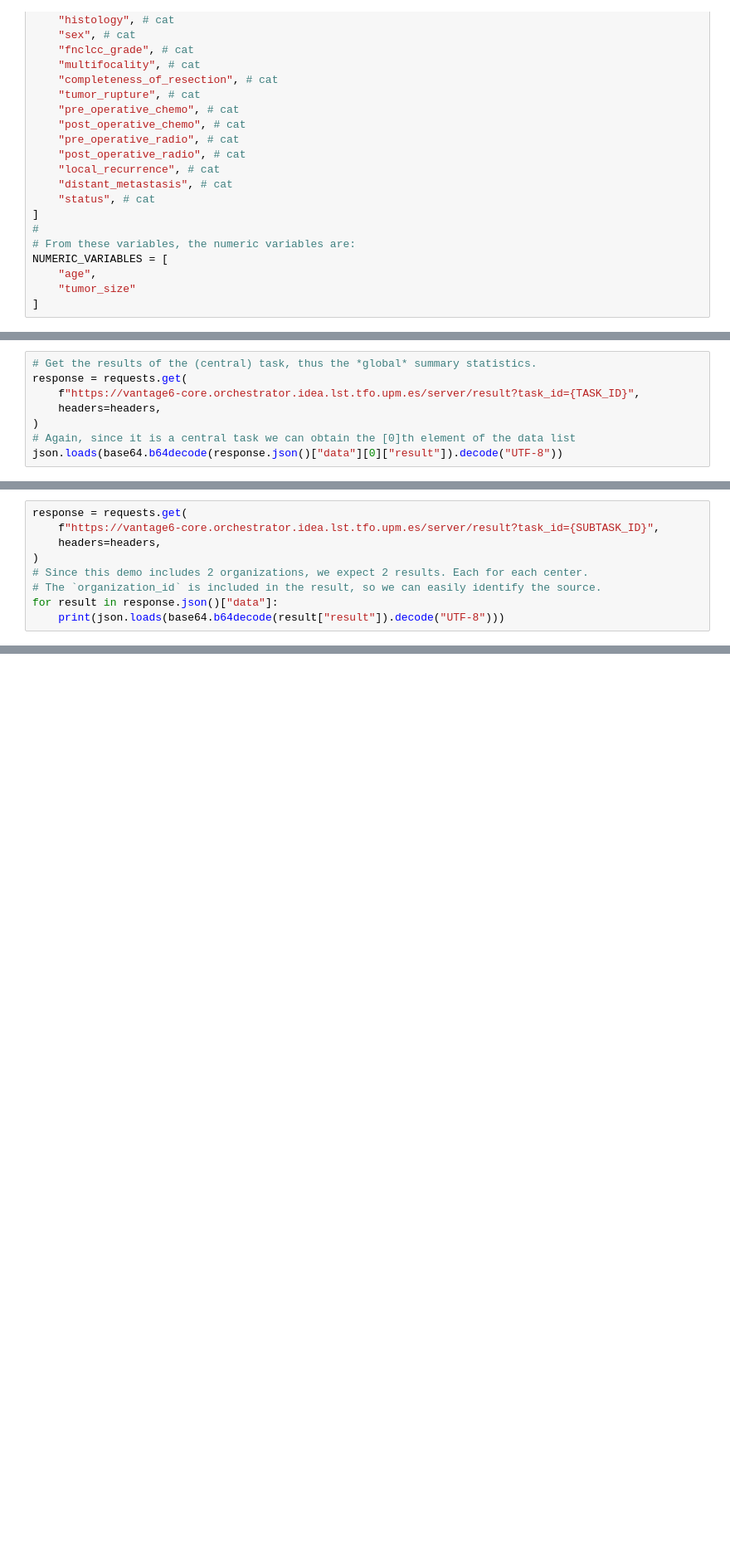
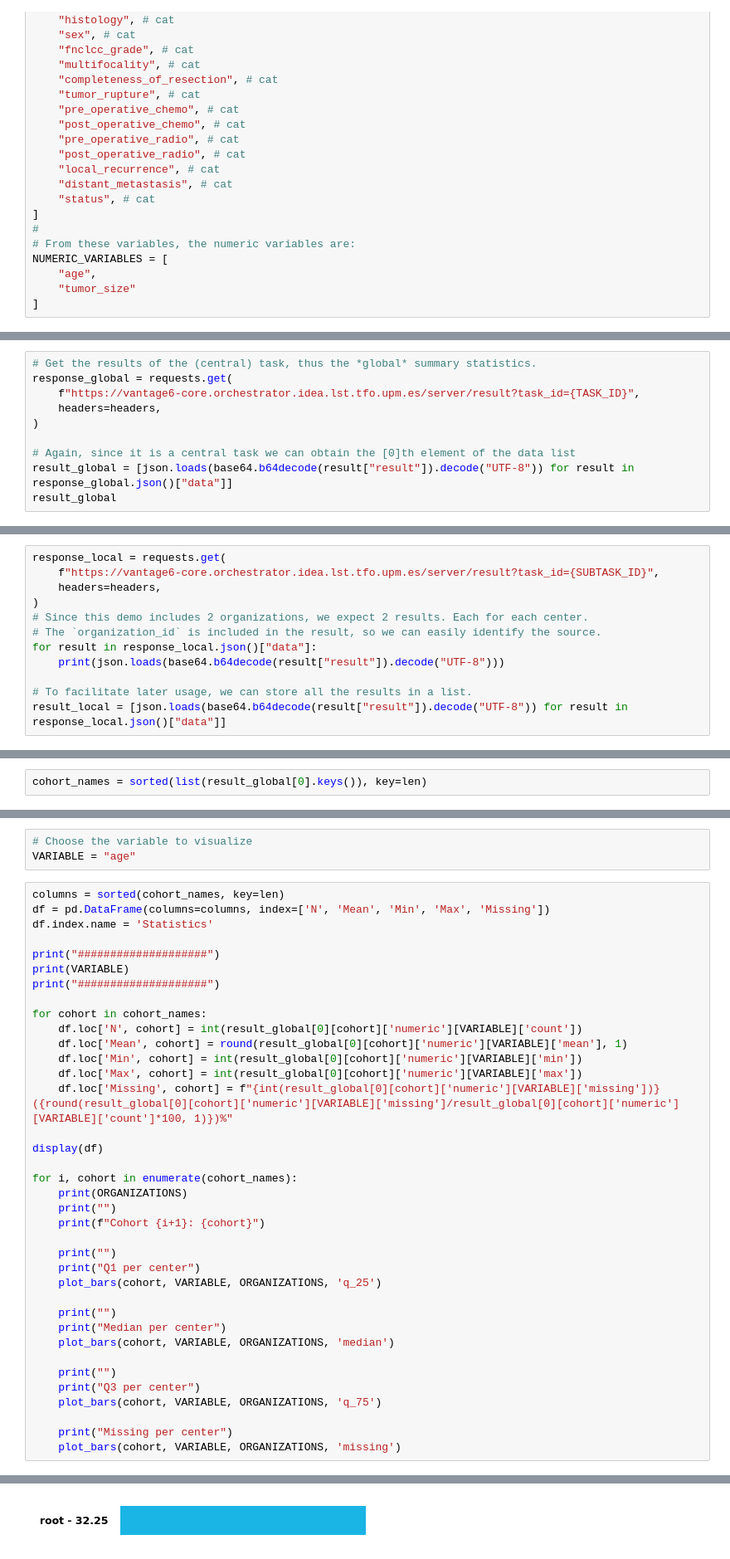
Before and after one commit to IKNL/idea4rc-vantage6-algorithms, a Jupyter notebook: deliverables/3-data-preparation.ipynb, the cells around one changed output, grey strips where cells are left out. Shown: that part at 83% size. Saved outputs shown, nothing was run; the diff lists cells and outputs as text; blank space fills up the shorter version.

Commit message:
Added vizs to 3-data-preparation

```diff
--- a/deliverables/3-data-preparation.ipynb
+++ b/deliverables/3-data-preparation.ipynb
@@ -187,8 +250,10 @@ response.json()["data"][0]["status"]
 # %%
 # Get the results of the (central) task, thus the *global* summary statistics.
-response = requests.get(
+response_global = requests.get(
     f"https://vantage6-core.orchestrator.idea.lst.tfo.upm.es/server/result?task_id={TASK_ID}",
     headers=headers,
 )
+
 # Again, since it is a central task we can obtain the [0]th element of the data list
-json.loads(base64.b64decode(response.json()["data"][0]["result"]).decode("UTF-8"))
+result_global = [json.loads(base64.b64decode(result["result"]).decode("UTF-8")) for result in response_global.json()["data"]]
+result_global
@@ -214,9 +299,12 @@ SUBTASK_ID
 # %%
-response = requests.get(
+response_local = requests.get(
     f"https://vantage6-core.orchestrator.idea.lst.tfo.upm.es/server/result?task_id={SUBTASK_ID}",
     headers=headers,
 )
 # Since this demo includes 2 organizations, we expect 2 results. Each for each center.
 # The `organization_id` is included in the result, so we can easily identify the source.
-for result in response.json()["data"]:
+for result in response_local.json()["data"]:
     print(json.loads(base64.b64decode(result["result"]).decode("UTF-8")))
+
+# To facilitate later usage, we can store all the results in a list.
+result_local = [json.loads(base64.b64decode(result["result"]).decode("UTF-8")) for result in response_local.json()["data"]]
@@ -222,0 +334,2 @@ for result in response.json()["data"]:
+# %%
+cohort_names = sorted(list(result_global[0].keys()), key=len)
@@ -222,0 +368,41 @@ for result in response.json()["data"]:
+# %%
+# Choose the variable to visualize
+VARIABLE = "age"
+# %%
+columns = sorted(cohort_names, key=len)
+df = pd.DataFrame(columns=columns, index=['N', 'Mean', 'Min', 'Max', 'Missing'])
+df.index.name = 'Statistics'
+
+print("####################")
+print(VARIABLE)
+print("####################")
+
+for cohort in cohort_names:
+    df.loc['N', cohort] = int(result_global[0][cohort]['numeric'][VARIABLE]['count'])
+    df.loc['Mean', cohort] = round(result_global[0][cohort]['numeric'][VARIABLE]['mean'], 1)
+    df.loc['Min', cohort] = int(result_global[0][cohort]['numeric'][VARIABLE]['min'])
+    df.loc['Max', cohort] = int(result_global[0][cohort]['numeric'][VARIABLE]['max'])
+    df.loc['Missing', cohort] = f"{int(result_global[0][cohort]['numeric'][VARIABLE]['missing'])} ({round(result_global[0][cohort]['numeric'][VARIABLE]['missing']/result_global[0][cohort]['numeric'][VARIABLE]['count']*100, 1)})%"
+
+display(df)
+
+for i, cohort in enumerate(cohort_names):
+    print(ORGANIZATIONS)
+    print("")
+    print(f"Cohort {i+1}: {cohort}")
+
+    print("")
+    print("Q1 per center")
+    plot_bars(cohort, VARIABLE, ORGANIZATIONS, 'q_25')
+
+    print("")
+    print("Median per center")
+    plot_bars(cohort, VARIABLE, ORGANIZATIONS, 'median')
+
+    print("")
+    print("Q3 per center")
+    plot_bars(cohort, VARIABLE, ORGANIZATIONS, 'q_75')
+
+    print("Missing per center")
+    plot_bars(cohort, VARIABLE, ORGANIZATIONS, 'missing')
+# %% [output]
@@ -222,0 +424 @@ for result in response.json()["data"]:
+[figure, added]
```
Also changed, not shown: parts of 36 cells of this notebook.
